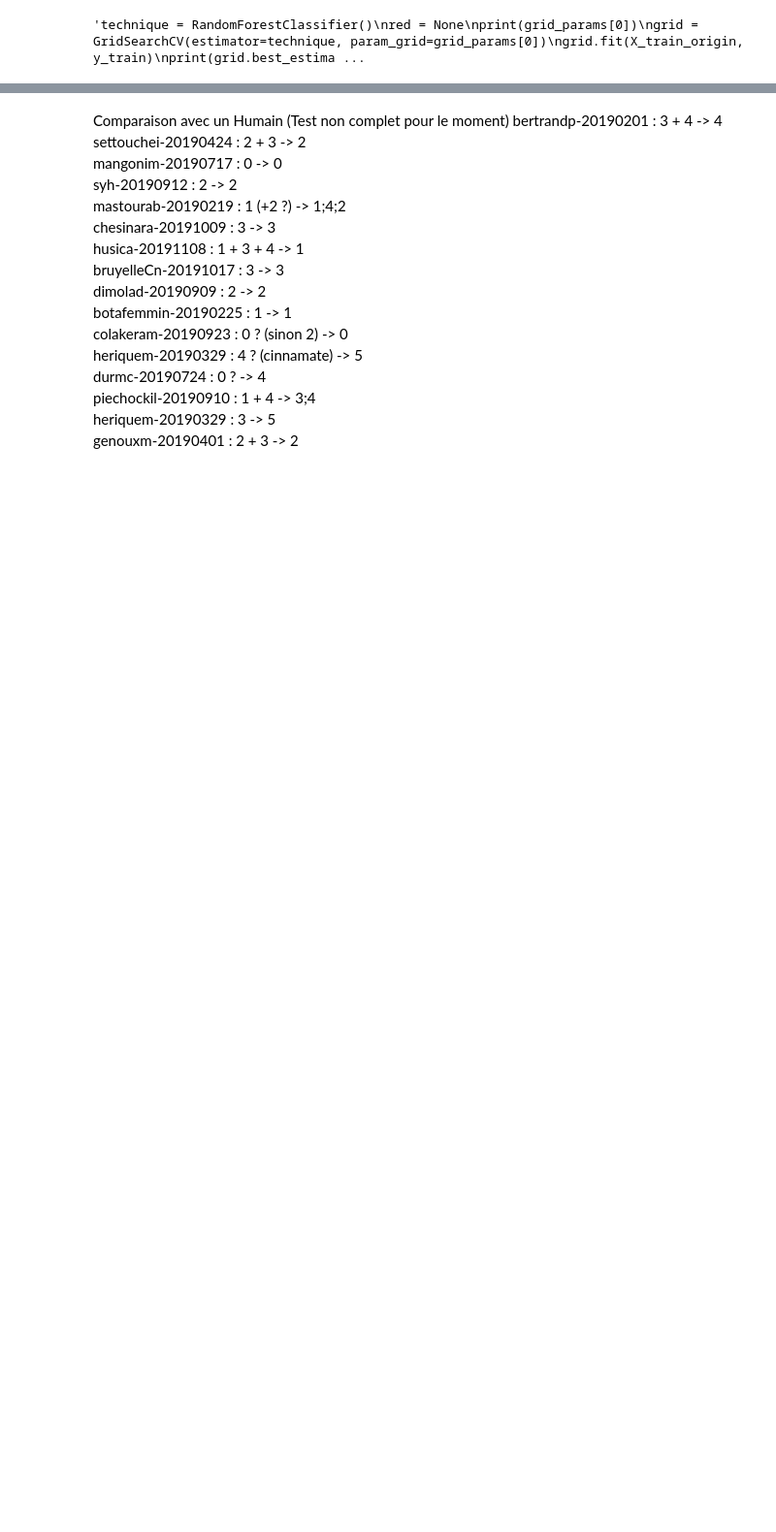
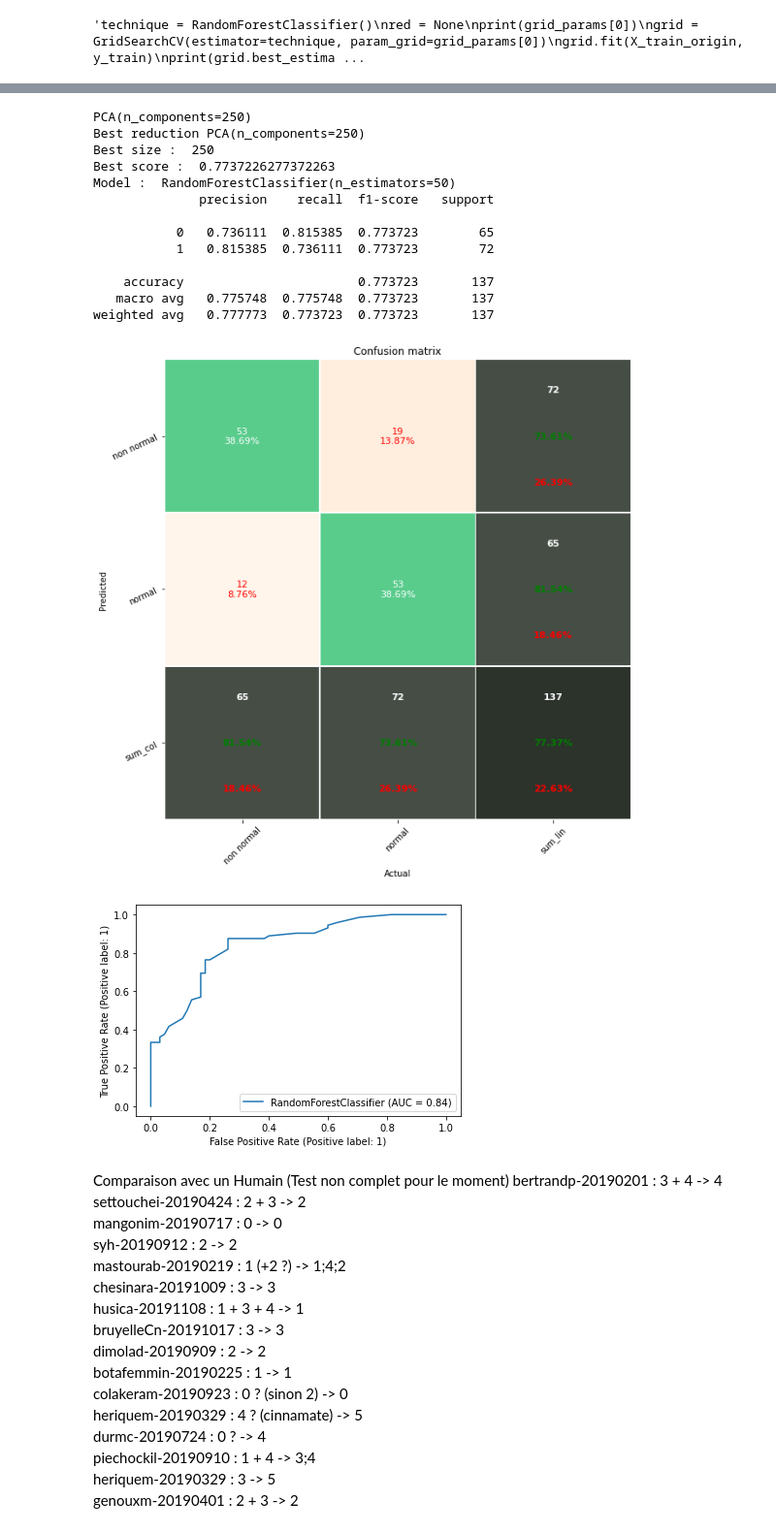
Before and after one commit to Yuremon/GCMS, a Jupyter notebook: src/machineLearningSelection.ipynb, the cells around one changed output, grey strips where cells are left out. Shown at 97% size. Cells and saved outputs as stored; diff of their text form; code cells hidden in the pictures; blank space fills up the shorter version.

```diff
--- a/src/machineLearningSelection.ipynb
+++ b/src/machineLearningSelection.ipynb
@@ -27,22 +24,17 @@ X_train_origin, X_test_origin, y_train, y_test = train_test_split(X, y, test_siz
 # %%
-dimention_reduction = [PCA, TruncatedSVD, LocallyLinearEmbedding, SparseRandomProjection] # LinearDiscriminantAnalysis,
-techniques = [RandomForestClassifier(), KNeighborsClassifier(), SVC(), AdaBoostClassifier(), XGBClassifier(use_label_encoder=False, eval_metric='logloss')]
+dimention_reduction = [None, PCA, TruncatedSVD, LocallyLinearEmbedding, SparseRandomProjection] # LinearDiscriminantAnalysis,
+techniques = [RandomForestClassifier(), SVC(), AdaBoostClassifier(), XGBClassifier(use_label_encoder=False, eval_metric='logloss')]
 grid_params =[
     {
-        'n_estimators': np.arange(10, 511, 100),
+        'n_estimators': np.arange(10, 100, 10),
         'criterion': ['gini', 'entropy']
-    },
-    {
-        'n_neighbors': np.arange(1,20, 3),
-        'metric': ['euclidean', 'manhattan', 'chebyshev', 'minkowski'],
-        'algorithm': ['auto', 'ball_tree', 'kd_tree', 'brute']
     },
     {
         'kernel' : ['linear', 'poly', 'rbf', 'sigmoid'],
         'degree' : np.arange(2,5)
     },
     {
-        'n_estimators' : np.arange(10, 70, 10)
+        'n_estimators' : np.arange(10, 100, 10)
     },
     {
         'booster' : ['gbtree', 'gblinear', 'dart'],
@@ -50,4 +42,4 @@ grid_params =[
     }
 ]
 
-data_size = [0] + list(range(50,501,200))
+data_size = range(50,501,200)
@@ -87,3 +46,21 @@ class MachineLearningTechnique():
+# %%
+# focntions utiles pour trouver le meilleur algo :
+def accuracy_scorrer(estimator, X_test, y_test):
+    return estimator.score(X_test, y_test)
+
+def recall_scorrer(estimator, X_test, y_true):
+    y_pred = estimator.predict(X_test)
+    return recall_score(y_true, y_pred, average=None)[0] # recall sur les non normaux (0)
+
+def precision_scorrer(estimator, X_test, y_true):
+    y_pred = estimator.predict(X_test)
+    return precision_score(y_true, y_pred, average=None)[1] # precision sur les normaux (1)
+
+def precision_and_recall_scorer(estimator, X_test, y_true):
+    y_pred = estimator.predict(X_test)
+    return precision_score(y_true, y_pred, average=None)[1] + recall_score(y_true, y_pred, average=None)[0]
+
+auc_scorrer = make_scorer(roc_auc_score)
 # %%
 """technique = RandomForestClassifier()
 red = None
@@ -217,3 +161,25 @@ ValueError: X has 400 features, but DecisionTreeClassifier is expecting 504 feat
+# %%
+print(best_model.reduction)
+reload(tools)
+best_model2 = tools.MachineLearningTechnique(best_model.model, best_model.reduction)
+best_model2.displayMetrics(X_test_origin, y_test)
+best_model2.save('../')
+# %% [output]
+PCA(n_components=250)
+Best reduction PCA(n_components=250)
+Best size :  250
+Best score :  0.7737226277372263
+Model :  RandomForestClassifier(n_estimators=50)
+              precision    recall  f1-score   support
+
+           0   0.736111  0.815385  0.773723        65
+           1   0.815385  0.736111  0.773723        72
+
+    accuracy                       0.773723       137
+   macro avg   0.775748  0.775748  0.773723       137
+weighted avg   0.777773  0.773723  0.773723       137
+[figure, added]
+[figure, added]
 # %% [markdown]
 Comparaison avec un Humain (Test non complet pour le moment)
 bertrandp-20190201 : 3 + 4 -> 4<br>
```
Also changed, not shown: parts of 8 cells of this notebook, 4 other files.
